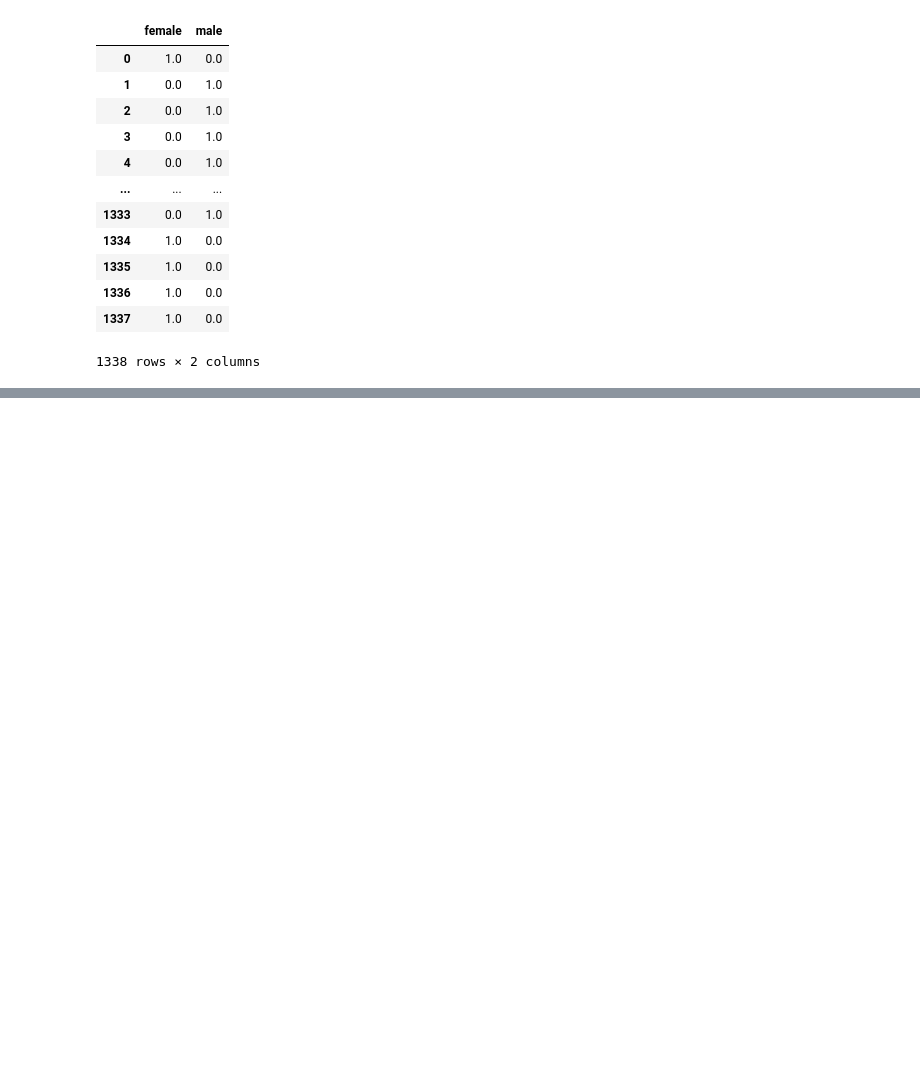
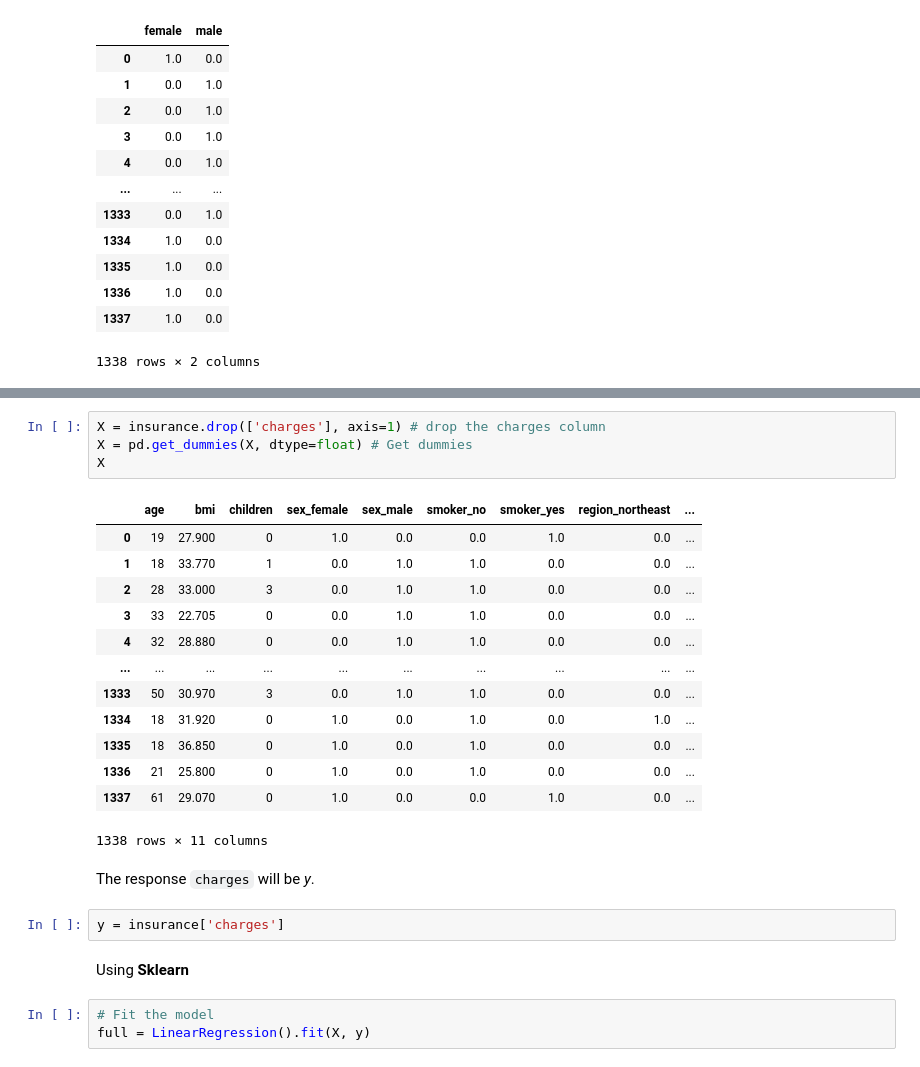
Before and after one commit to leenoah390/medical-pred, a Jupyter notebook: Day05-more_linear_regression.ipynb, the cells around one changed output, grey strips where cells are left out. Drawn from its saved outputs; the diff is of its cells as text; blank space fills up the shorter version.

```diff
--- a/Day05-more_linear_regression.ipynb
+++ b/Day05-more_linear_regression.ipynb
@@ -156,0 +162,27 @@ pd.get_dummies(insurance['sex'], dtype=float)
+# %%
+X = insurance.drop(['charges'], axis=1) # drop the charges column
+X = pd.get_dummies(X, dtype=float) # Get dummies
+X
+# %% [output]
+|  | age | bmi | children | sex_female | sex_male | smoker_no | smoker_yes | region_northeast | ... |
+| 0 | 19 | 27.900 | 0 | 1.0 | 0.0 | 0.0 | 1.0 | 0.0 | ... |
+| 1 | 18 | 33.770 | 1 | 0.0 | 1.0 | 1.0 | 0.0 | 0.0 | ... |
+| 2 | 28 | 33.000 | 3 | 0.0 | 1.0 | 1.0 | 0.0 | 0.0 | ... |
+| 3 | 33 | 22.705 | 0 | 0.0 | 1.0 | 1.0 | 0.0 | 0.0 | ... |
+| 4 | 32 | 28.880 | 0 | 0.0 | 1.0 | 1.0 | 0.0 | 0.0 | ... |
+| ... | ... | ... | ... | ... | ... | ... | ... | ... | ... |
+| 1333 | 50 | 30.970 | 3 | 0.0 | 1.0 | 1.0 | 0.0 | 0.0 | ... |
+| 1334 | 18 | 31.920 | 0 | 1.0 | 0.0 | 1.0 | 0.0 | 1.0 | ... |
+| 1335 | 18 | 36.850 | 0 | 1.0 | 0.0 | 1.0 | 0.0 | 0.0 | ... |
+| 1336 | 21 | 25.800 | 0 | 1.0 | 0.0 | 1.0 | 0.0 | 0.0 | ... |
+| 1337 | 61 | 29.070 | 0 | 1.0 | 0.0 | 0.0 | 1.0 | 0.0 | ... |
+1338 rows × 11 columns
+# %% [markdown]
+The response `charges` will be *y*.
+# %%
+y = insurance['charges']
+# %% [markdown]
+Using **Sklearn**
+# %%
+# Fit the model
+full = LinearRegression().fit(X, y)
```
Also changed, not shown: parts of 11 cells of this notebook.
